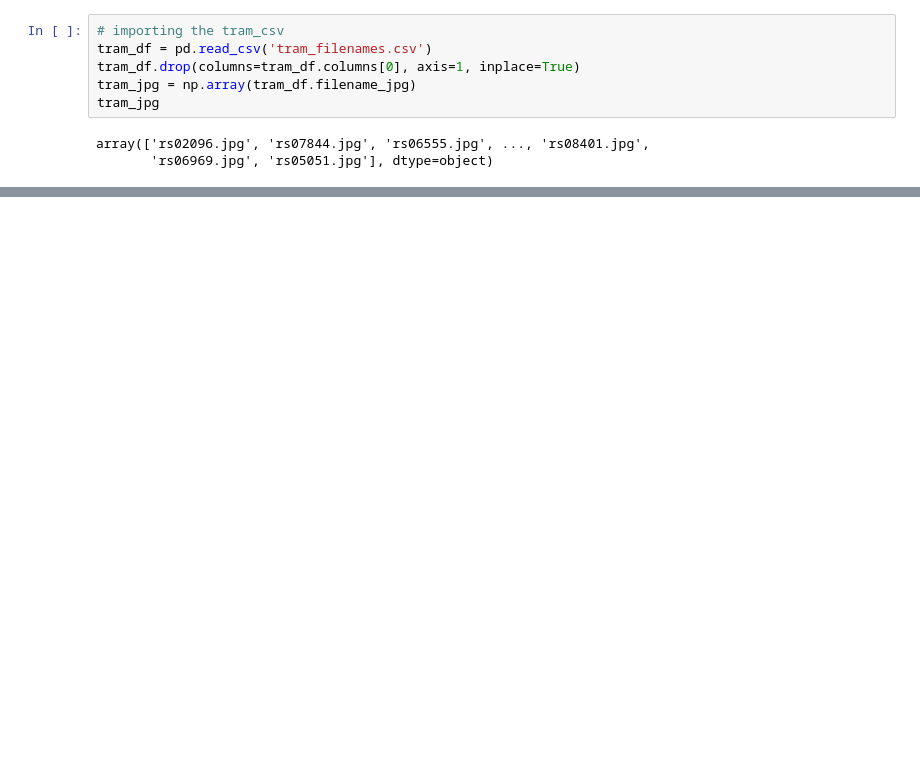
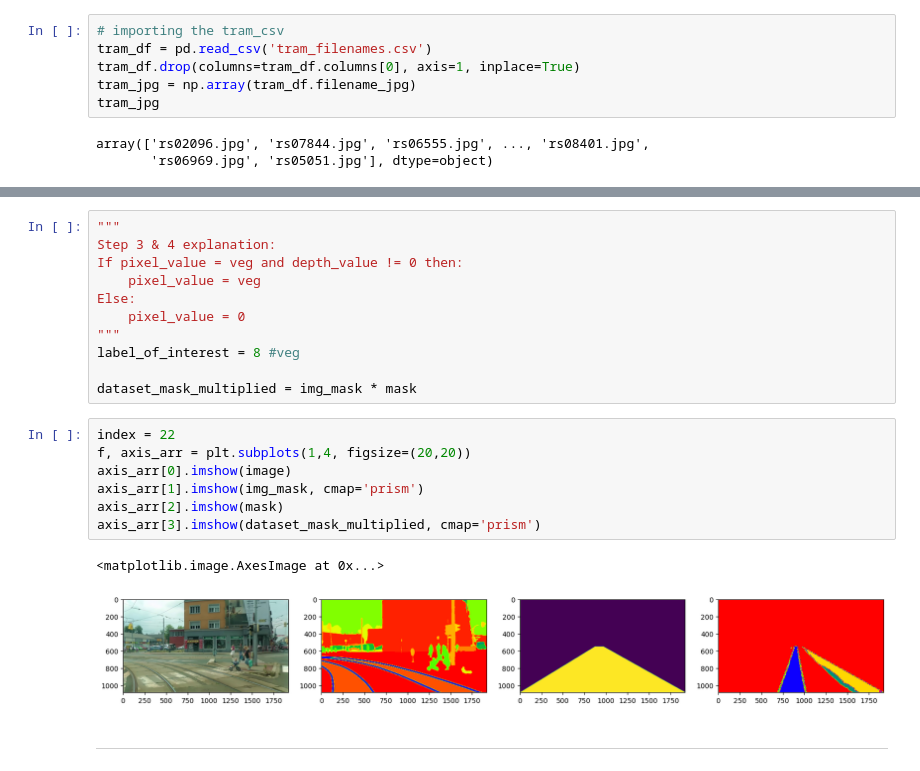
Before and after one commit to khoadaniel/vegetation-detection-railways, a Jupyter notebook: Duygu/canny_edge_try.ipynb, the cells around one changed output, grey strips where cells are left out. Cells and saved outputs as stored; diff of their text form; blank space fills up the shorter version.

```diff
--- a/Duygu/canny_edge_try.ipynb
+++ b/Duygu/canny_edge_try.ipynb
@@ -75,0 +220,23 @@ plt.show()
+# %%
+"""
+Step 3 & 4 explanation:
+If pixel_value = veg and depth_value != 0 then:
+    pixel_value = veg
+Else:
+    pixel_value = 0
+"""
+label_of_interest = 8 #veg
+
+dataset_mask_multiplied = img_mask * mask
+# %%
+index = 22
+f, axis_arr = plt.subplots(1,4, figsize=(20,20))
+axis_arr[0].imshow(image)
+axis_arr[1].imshow(img_mask, cmap='prism')
+axis_arr[2].imshow(mask)
+axis_arr[3].imshow(dataset_mask_multiplied, cmap='prism')
+# %% [output]
+<matplotlib.image.AxesImage at 0x...>
+[figure, added]
+# %% [markdown]
+------------------------
```
Also changed, not shown: parts of 8 cells of this notebook.
